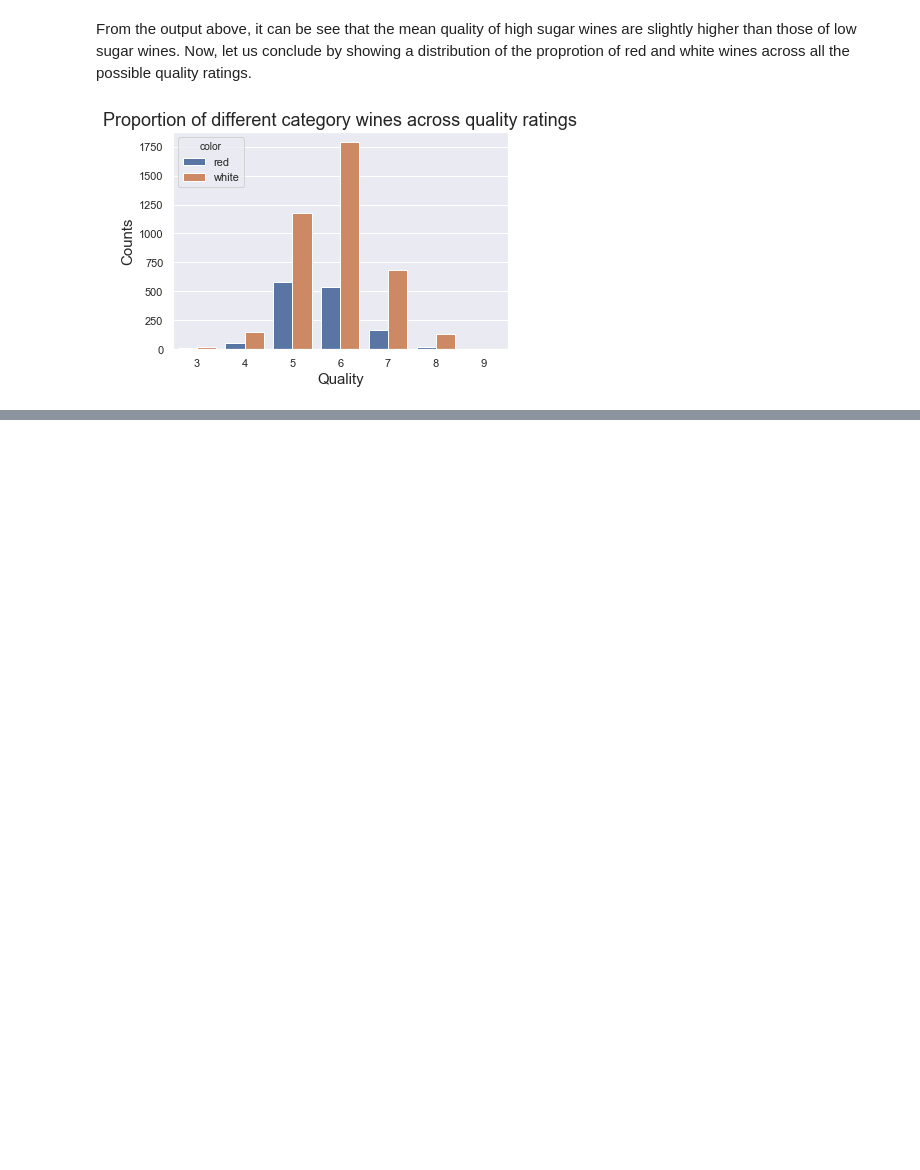
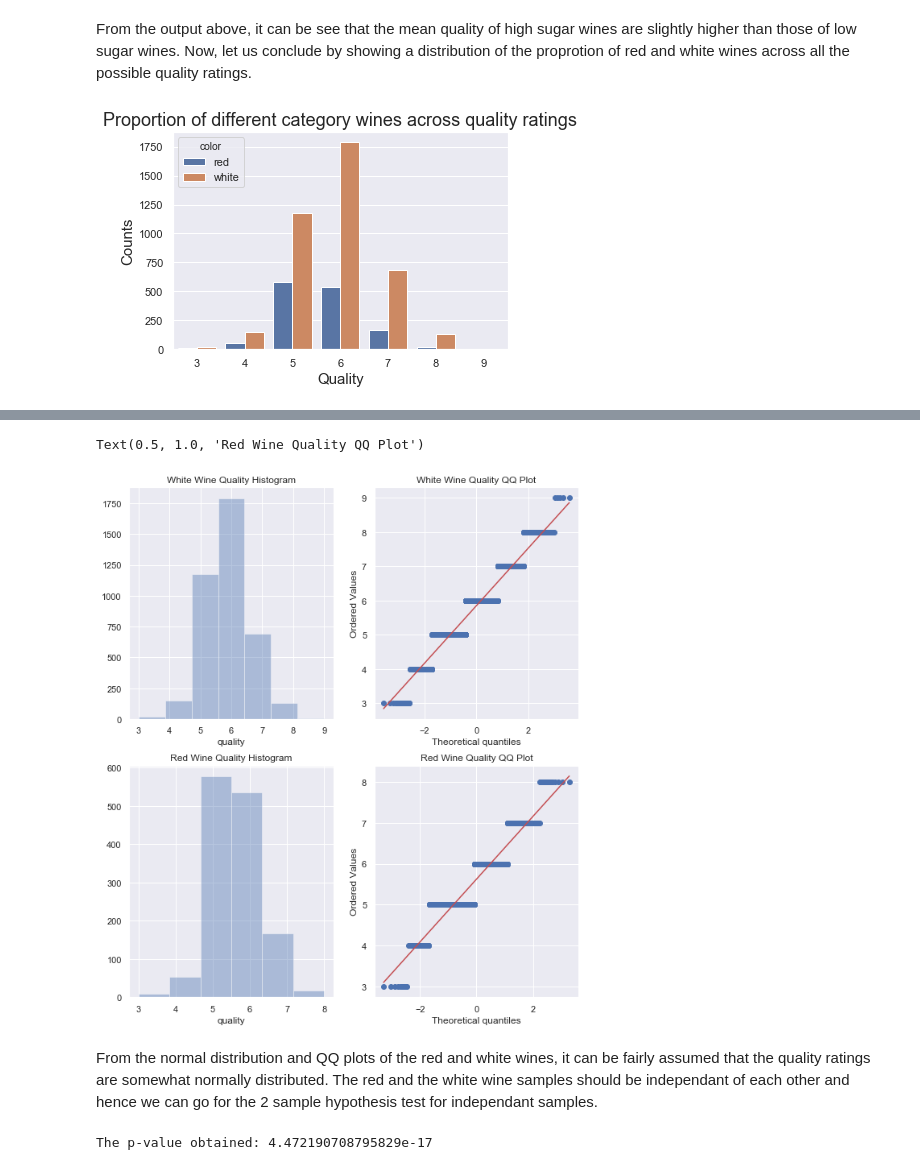
Before and after one commit to nombreinvicto/DataAnalyst, a Jupyter notebook: Project3_WineDataSet/wine_dataset_analysis.ipynb, the cells around one changed output, grey strips where cells are left out. Cells and saved outputs as stored; diff of their text form; code cells hidden in the pictures; blank space fills up the shorter version.

```diff
--- a/Project3_WineDataSet/wine_dataset_analysis.ipynb
+++ b/Project3_WineDataSet/wine_dataset_analysis.ipynb
@@ -428,0 +440,37 @@ The distribution above clearly shows that white wine, in general, exhibits highe
+# %%
+# First investigate if the quaity ratings of the red and white wine
+# categories are normally distributed or not
+from scipy import stats
+fig, ax = plt.subplots(2, 2, figsize=(10,10))
+plt.subplots_adjust(bottom=0.001)
+ax1 = ax[0,0]; ax2 =ax[0,1]; ax3=ax[1,0]; ax4=ax[1,1];
+
+white_quality_data = wine_data[wine_data['color'] == 'white']['quality']
+red_quality_data = wine_data[wine_data['color'] == 'red']['quality']
+sns.distplot(white_quality_data, ax=ax1, bins=7, kde=False);
+sns.distplot(red_quality_data, ax=ax3, bins=6, kde=False);
+stats.probplot(white_quality_data, plot=ax2);
+stats.probplot(red_quality_data, plot=ax4);
+
+ax1.set_title("White Wine Quality Histogram")
+ax2.set_title("White Wine Quality QQ Plot")
+ax3.set_title("Red Wine Quality Histogram")
+ax4.set_title("Red Wine Quality QQ Plot")
+# %% [output]
+Text(0.5, 1.0, 'Red Wine Quality QQ Plot')
+[figure, added]
+# %% [markdown]
+From the normal distribution and QQ plots of the red and
+white wines, it can be fairly assumed that the quality ratings are
+somewhat normally distributed. The red and the white wine samples
+should be independant of each other and hence we can go for the 2
+sample hypothesis test for independant samples.
+# %%
+from statsmodels.stats.weightstats import ttest_ind
+import numpy as np
+ttest_color = ttest_ind(np.array(white_quality_data),
+                        np.array(red_quality_data),
+                        alternative='two-sided')
+print(f"The p-value obtained: {ttest_color[1]}")
+# %% [output]
+The p-value obtained: 4.472190708795829e-17
```
Also changed, not shown: parts of 15 cells of this notebook, 7 other files.
